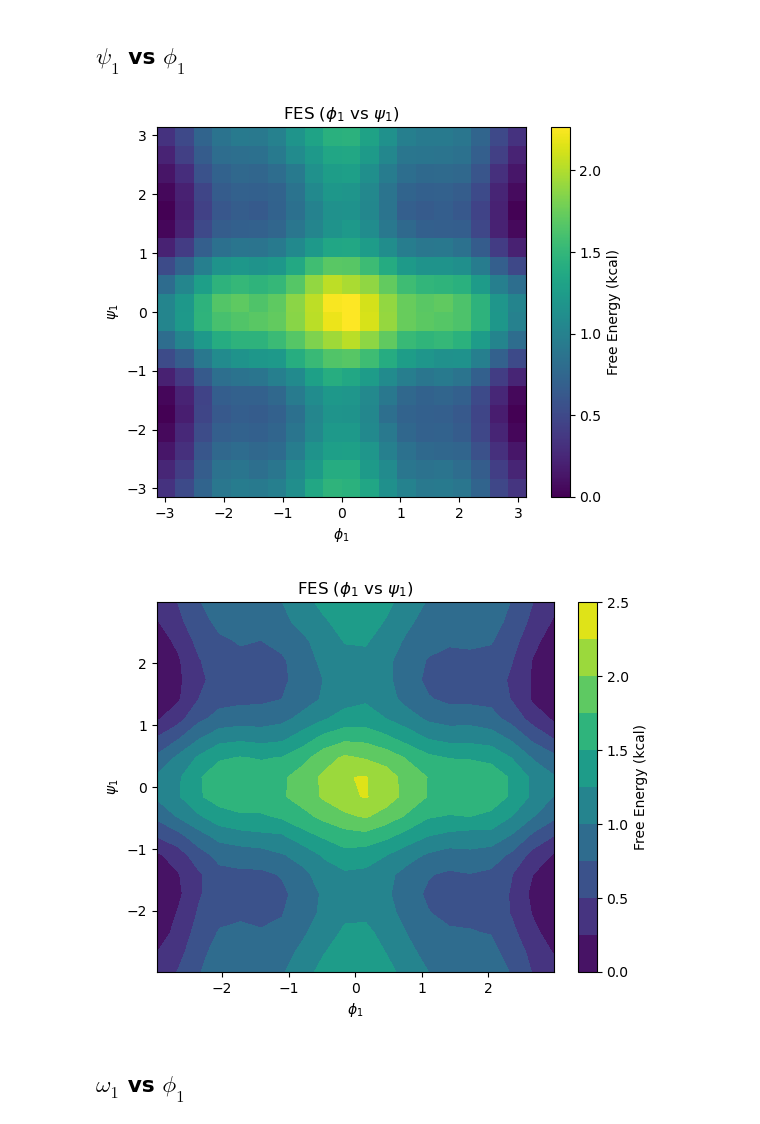
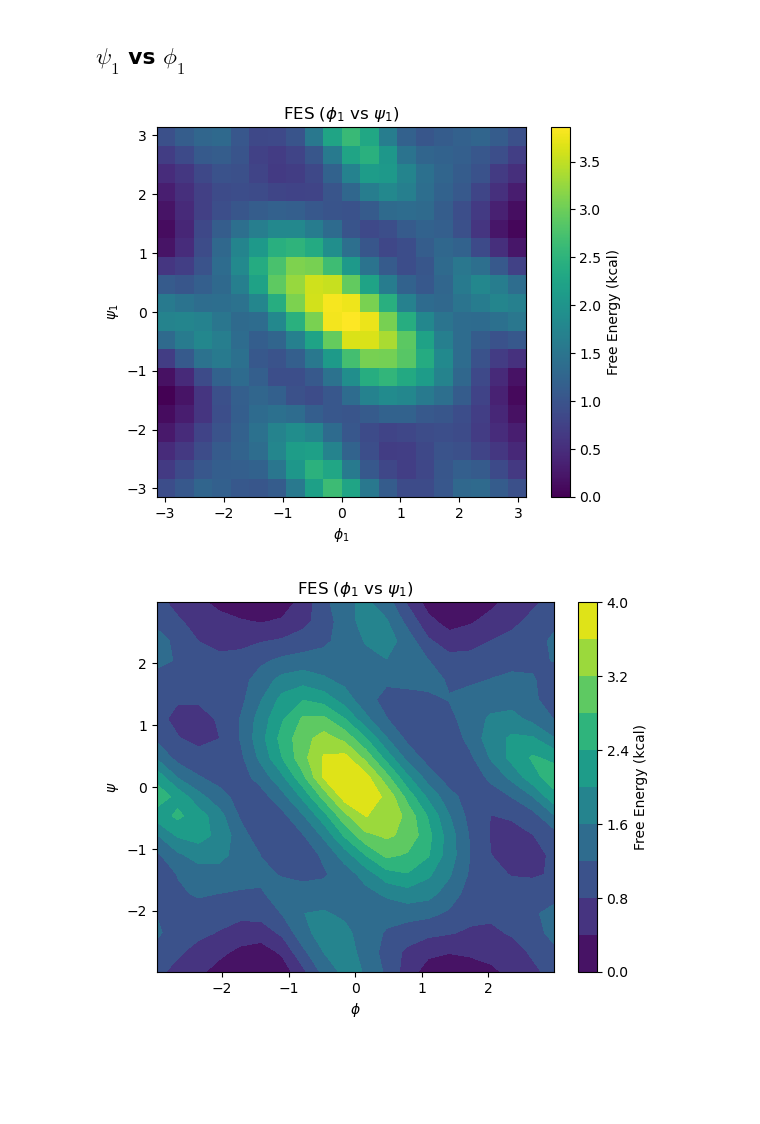
Before and after one commit to thomas-egg/rotation_project, a Jupyter notebook: analysis-sandbox.ipynb, the cells around one changed output. Saved outputs shown, nothing was run; the diff lists cells and outputs as text; code cells hidden in the pictures; blank space fills up the shorter version.

```diff
--- a/analysis-sandbox.ipynb
+++ b/analysis-sandbox.ipynb
@@ -17,8 +17,7 @@ import csv
 # Collective Variables and Free Energy
 # %%
 # COLVAR
-file_path = '/scratch/tje3676/openmm-test/COLVAR'
+file_path = '/scratch/tje3676/openmm-test/tri_output.csv'
 
 # Attempt to load
-chunk_size = 50000
-chunks = pd.read_csv(file_path, chunksize=chunk_size, delimiter='\t')
+df = pd.read_csv(file_path)
@@ -30,14 +38,9 @@ hist = np.zeros((20, 20))
 x_edge = None
 y_edge = None
 
-# Iterator
-for chunk in chunks:
-
-    # Chunk histogram
-    chunk_hist, x_edges, y_edges = np.histogram2d(chunk['s_phi_1'], chunk['s_psi_1'], bins=[20, 20])
-
-    # Add to total histogram
-    hist += chunk_hist
+# Histogram
+hist, x_edges, y_edges = np.histogram2d(df['s_phi'], df['s_psi'], bins=[20, 20])
+hist[hist == 0] = 1
 # %%
 # Transform to free energy:
 def distribution_to_FE(hist):
@@ -61,20 +64,18 @@ plt.ylabel('$\psi_1$')
 plt.title('FES ($\phi_1$ vs $\psi_1$)')
 plt.show()
 # %% [output]
-[figure, old version]
+[figure, new version]
 # %%
 # Work with centers
 x_centers = (x_edges[1:] + x_edges[:-1]) / 2
 y_centers = (y_edges[1:] + y_edges[:-1]) / 2
 
 # Create a heatmap or 2D histogram plot
-plt.contourf(x_centers, y_centers, hist, levels=9, cmap='viridis')
+plt.contourf(x_centers, y_centers, hist.T, levels=9, cmap='viridis')
 plt.colorbar(label='Free Energy (kcal)')
-plt.xlabel('$\phi_1$')
-plt.ylabel('$\psi_1$')
+plt.xlabel('$\phi$')
+plt.ylabel('$\psi$')
 plt.title('FES ($\phi_1$ vs $\psi_1$)')
 plt.show()
 # %% [output]
-[figure, old version]
+[figure, new version]
-# %% [markdown]
-## $\omega_1$ vs $\phi_1$
```
Also changed, not shown: parts of 15 cells of this notebook, 2 other files.
